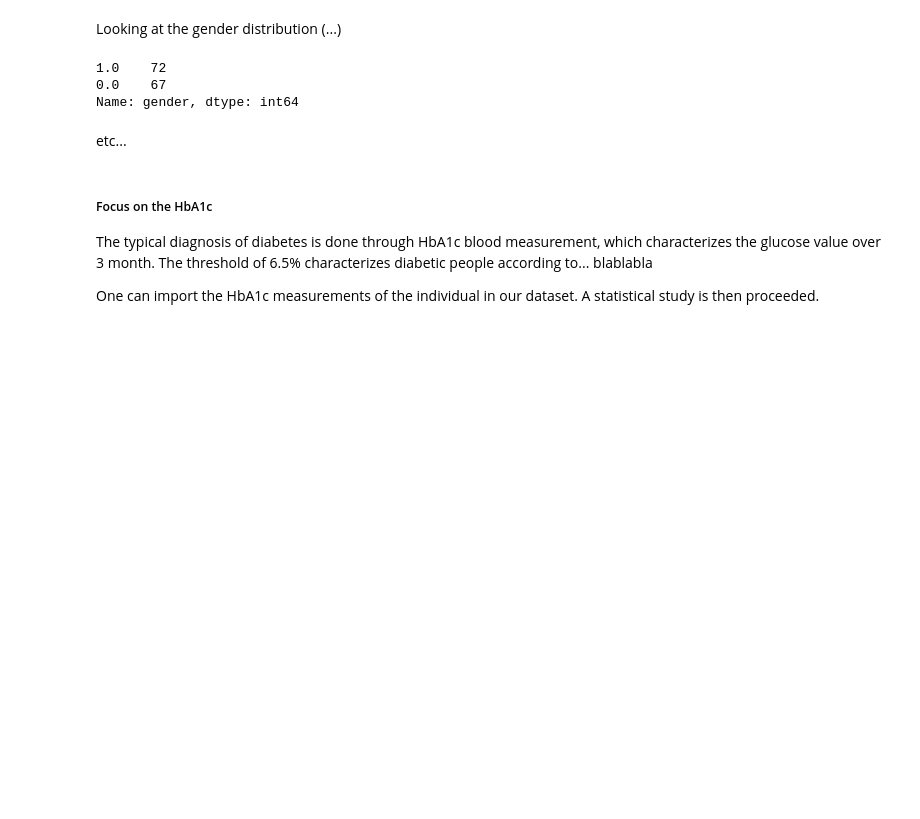
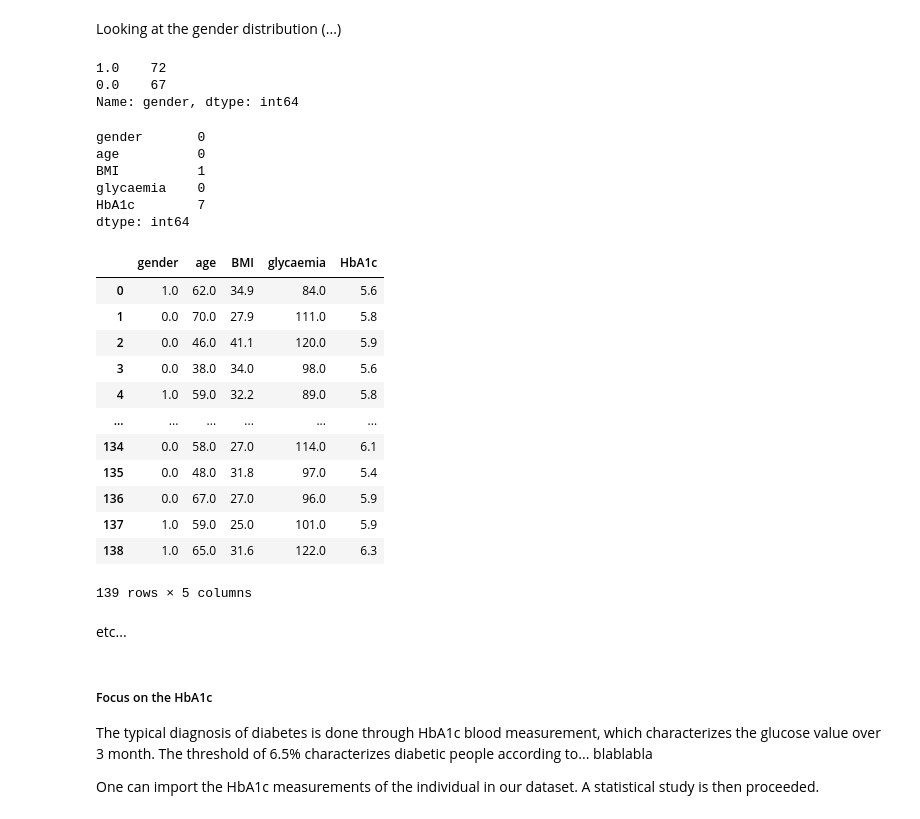
Before and after one commit to AlexandreChaussard/Datacamp-Project, a Jupyter notebook: DT2_starting_kit.ipynb, the cells around one changed output. Drawn from its saved outputs; the diff is of its cells as text; code cells hidden in the pictures; blank space fills up the shorter version.

```diff
--- a/DT2_starting_kit.ipynb
+++ b/DT2_starting_kit.ipynb
@@ -73,6 +73,31 @@ X_train["gender"].value_counts()
 1.0    72
 0.0    67
 Name: gender, dtype: int64
+# %%
+X_train.isna().sum()
+# %% [output]
+gender       0
+age          0
+BMI          1
+glycaemia    0
+HbA1c        7
+dtype: int64
+# %%
+X_train.fillna(value={"BMI":X_train["BMI"].mean()})
+# %% [output]
+|  | gender | age | BMI | glycaemia | HbA1c |
+| 0 | 1.0 | 62.0 | 34.9 | 84.0 | 5.6 |
+| 1 | 0.0 | 70.0 | 27.9 | 111.0 | 5.8 |
+| 2 | 0.0 | 46.0 | 41.1 | 120.0 | 5.9 |
+| 3 | 0.0 | 38.0 | 34.0 | 98.0 | 5.6 |
+| 4 | 1.0 | 59.0 | 32.2 | 89.0 | 5.8 |
+| ... | ... | ... | ... | ... | ... |
+| 134 | 0.0 | 58.0 | 27.0 | 114.0 | 6.1 |
+| 135 | 0.0 | 48.0 | 31.8 | 97.0 | 5.4 |
+| 136 | 0.0 | 67.0 | 27.0 | 96.0 | 5.9 |
+| 137 | 1.0 | 59.0 | 25.0 | 101.0 | 5.9 |
+| 138 | 1.0 | 65.0 | 31.6 | 122.0 | 6.3 |
+139 rows × 5 columns
 # %% [markdown]
 etc...
 # %% [markdown]
```
Also changed, not shown: parts of 1 cell of this notebook, 1 other file.
